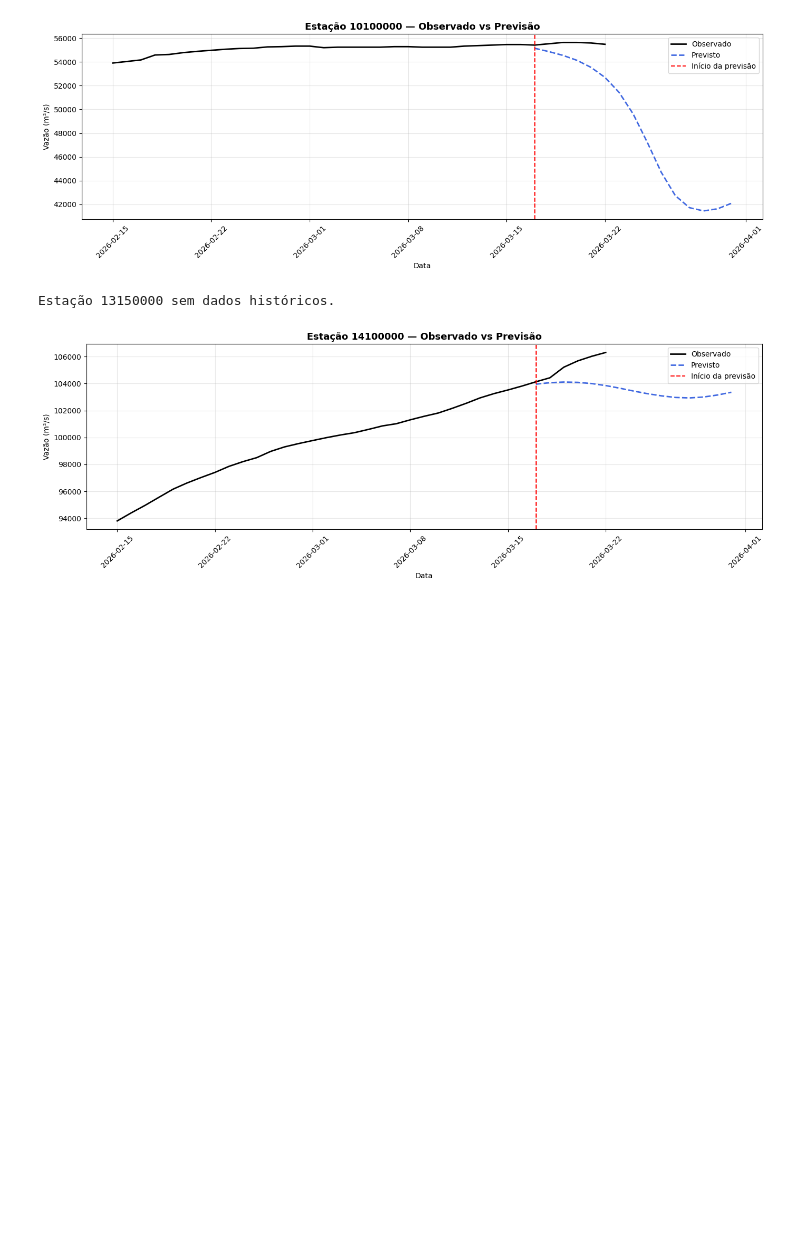
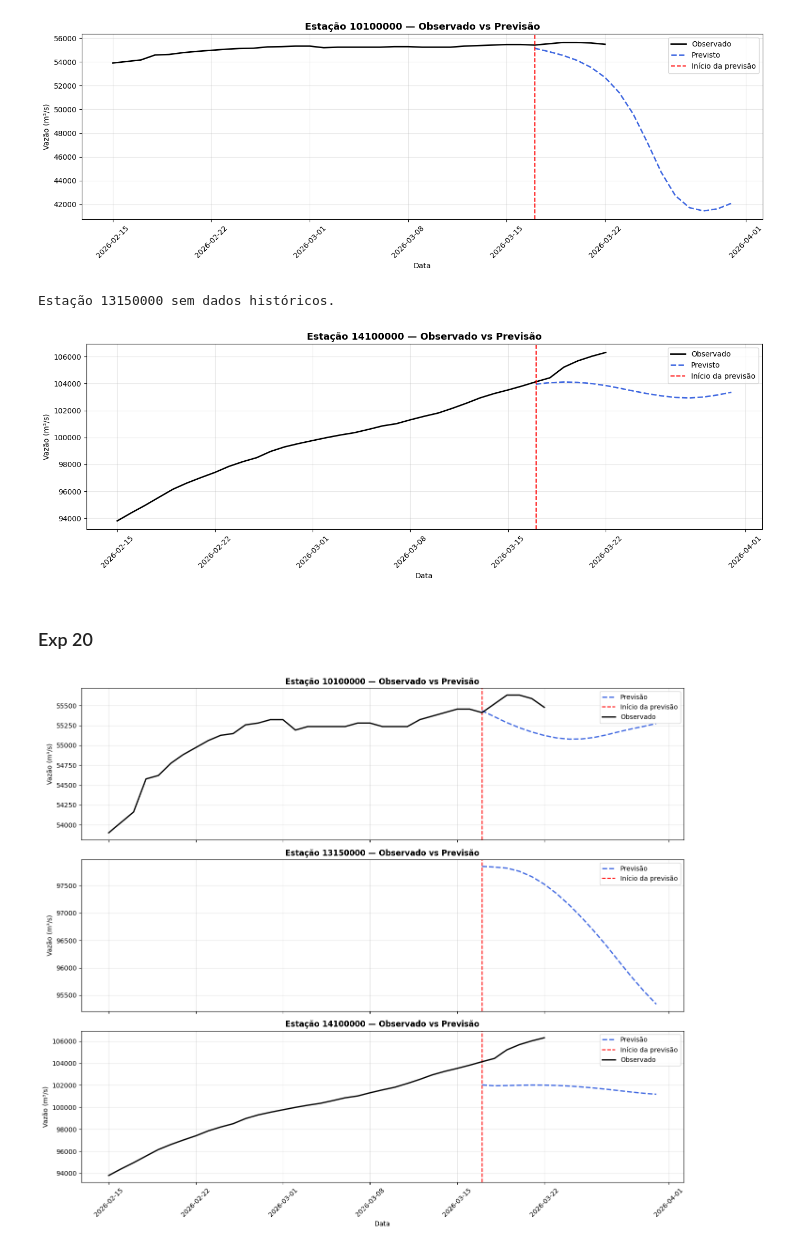
Before and after one commit to emilyamn/LSTM_Model_Amazon_Basins, a Jupyter notebook: notebooks/05_comparing_operational_predictions_observed.ipynb, the cells around one changed output. Drawn from its saved outputs; the diff is of its cells as text; code cells hidden in the pictures; blank space fills up the shorter version.

```diff
--- a/notebooks/05_comparing_operational_predictions_observed.ipynb
+++ b/notebooks/05_comparing_operational_predictions_observed.ipynb
@@ -343,3 +338,9 @@ plot_operacional(dados_historicos, previsoes_dict, stations)
 [figure]
 Estação 13150000 sem dados históricos.
 [figure]
+# %% [markdown]
+### Exp 20
+# %%
+plot_operacional(dados_historicos, previsoes_dict, stations)
+# %% [output]
+[figure, added]
```
Also changed, not shown: parts of 7 cells of this notebook, 2 other files.
